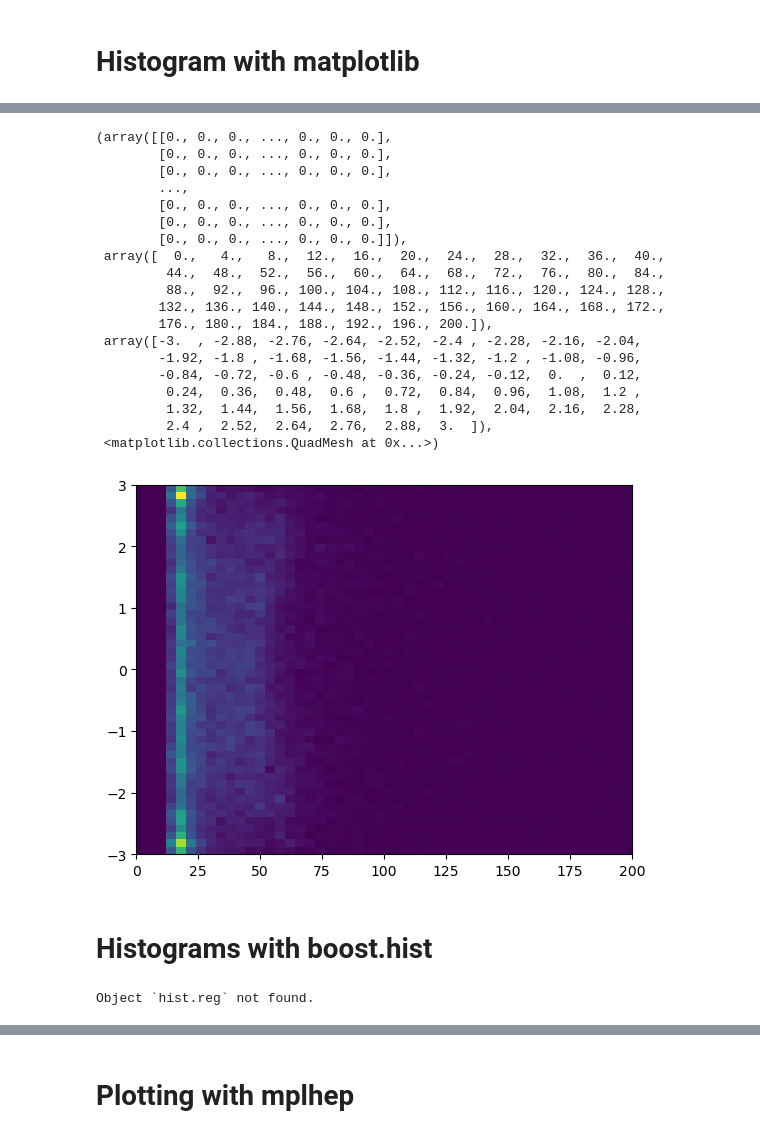
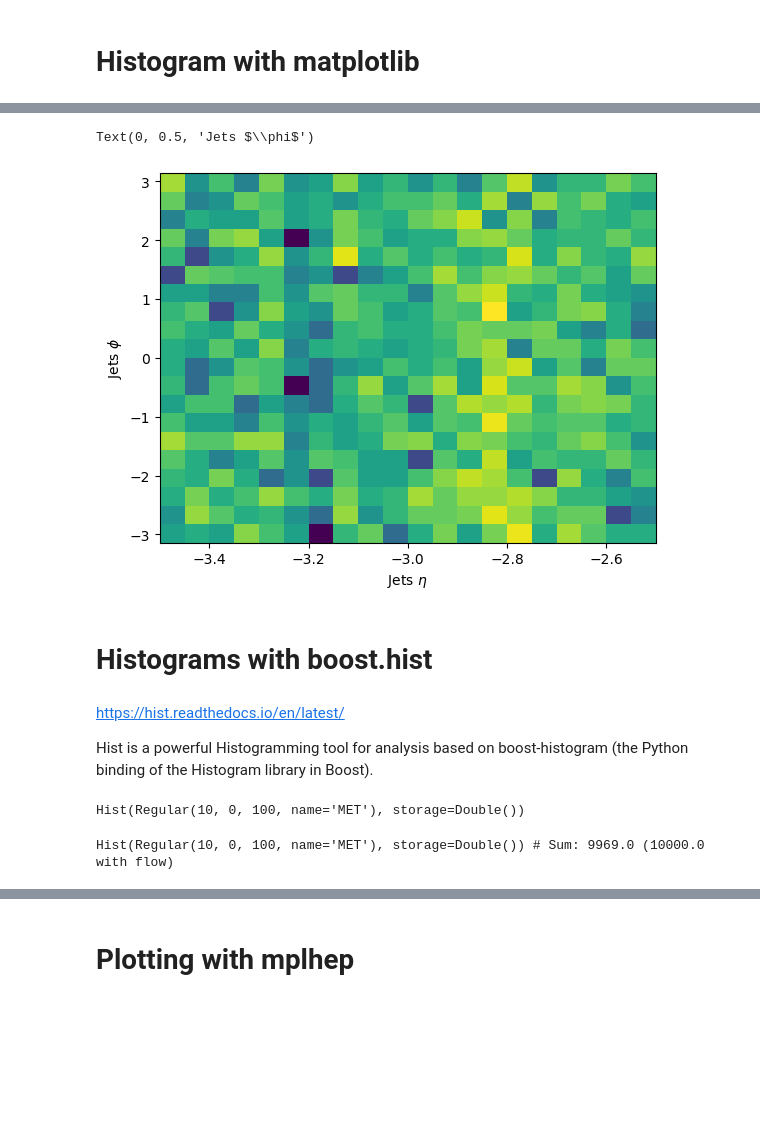
Before and after one commit to valsdav/PyHEPTutorial_INFN_InteractiveAnalysisWorkshop, a Jupyter notebook: 2_Histograms_and_plotting.ipynb, the cells around one changed output, grey strips where cells are left out. Drawn from its saved outputs; the diff is of its cells as text; code cells hidden in the pictures; blank space fills up the shorter version.

Commit message:
Completed plotting

```diff
--- a/2_Histograms_and_plotting.ipynb
+++ b/2_Histograms_and_plotting.ipynb
@@ -83,28 +85,19 @@ plt.hist(ak.flatten(events.Jet_pt, axis=1).to_numpy(),
 # %%
-plt.hist2d(ak.flatten(events.Jet_pt, axis=1).to_numpy(),
-                   ak.flatten(events.Jet_eta, axis=1).to_numpy(),
-             bins=(50,50),
-             range=((0, 200), (-3,3)))
+plt.hist2d(
+        ak.flatten(events.Jet_eta, axis=1).to_numpy(),
+        ak.flatten(events.Jet_phi, axis=1).to_numpy(),
+        bins=(20,20),
+        range=((-3, -3), (-np.pi,np.pi)),
+        norm=LogNorm()
+);
+plt.xlabel("Jets $\eta$")
+plt.ylabel("Jets $\phi$")
 # %% [output]
-(array([[0., 0., 0., ..., 0., 0., 0.],
-        [0., 0., 0., ..., 0., 0., 0.],
-        [0., 0., 0., ..., 0., 0., 0.],
-        ...,
-        [0., 0., 0., ..., 0., 0., 0.],
-        [0., 0., 0., ..., 0., 0., 0.],
-        [0., 0., 0., ..., 0., 0., 0.]]),
- array([  0.,   4.,   8.,  12.,  16.,  20.,  24.,  28.,  32.,  36.,  40.,
-         44.,  48.,  52.,  56.,  60.,  64.,  68.,  72.,  76.,  80.,  84.,
-         88.,  92.,  96., 100., 104., 108., 112., 116., 120., 124., 128.,
-        132., 136., 140., 144., 148., 152., 156., 160., 164., 168., 172.,
-        176., 180., 184., 188., 192., 196., 200.]),
- array([-3.  , -2.88, -2.76, -2.64, -2.52, -2.4 , -2.28, -2.16, -2.04,
-        -1.92, -1.8 , -1.68, -1.56, -1.44, -1.32, -1.2 , -1.08, -0.96,
-        -0.84, -0.72, -0.6 , -0.48, -0.36, -0.24, -0.12,  0.  ,  0.12,
-         0.24,  0.36,  0.48,  0.6 ,  0.72,  0.84,  0.96,  1.08,  1.2 ,
-         1.32,  1.44,  1.56,  1.68,  1.8 ,  1.92,  2.04,  2.16,  2.28,
-         2.4 ,  2.52,  2.64,  2.76,  2.88,  3.  ]),
- <matplotlib.collections.QuadMesh at 0x...>)
+Text(0, 0.5, 'Jets $\\phi$')
-[figure, old version]
+[figure, new version]
 # %% [markdown]
 # Histograms with boost.hist
+# %% [markdown]
+https://hist.readthedocs.io/en/latest/
+
+Hist is a powerful Histogramming tool for analysis based on boost-histogram (the Python binding of the Histogram library in Boost).
@@ -111,4 +107,9 @@ plt.hist2d(ak.flatten(events.Jet_pt, axis=1).to_numpy(),
 # %%
-hist.reg?
+h = Hist(hist.axis.Regular(bins=10, start=0, stop=100, name="MET"))
+h
 # %% [output]
-Object `hist.reg` not found.
+Hist(Regular(10, 0, 100, name='MET'), storage=Double())
+# %%
+h.fill(events.MET_pt)
+# %% [output]
+Hist(Regular(10, 0, 100, name='MET'), storage=Double()) # Sum: 9969.0 (10000.0 with flow)
```
Also changed, not shown: parts of 55 cells of this notebook.
